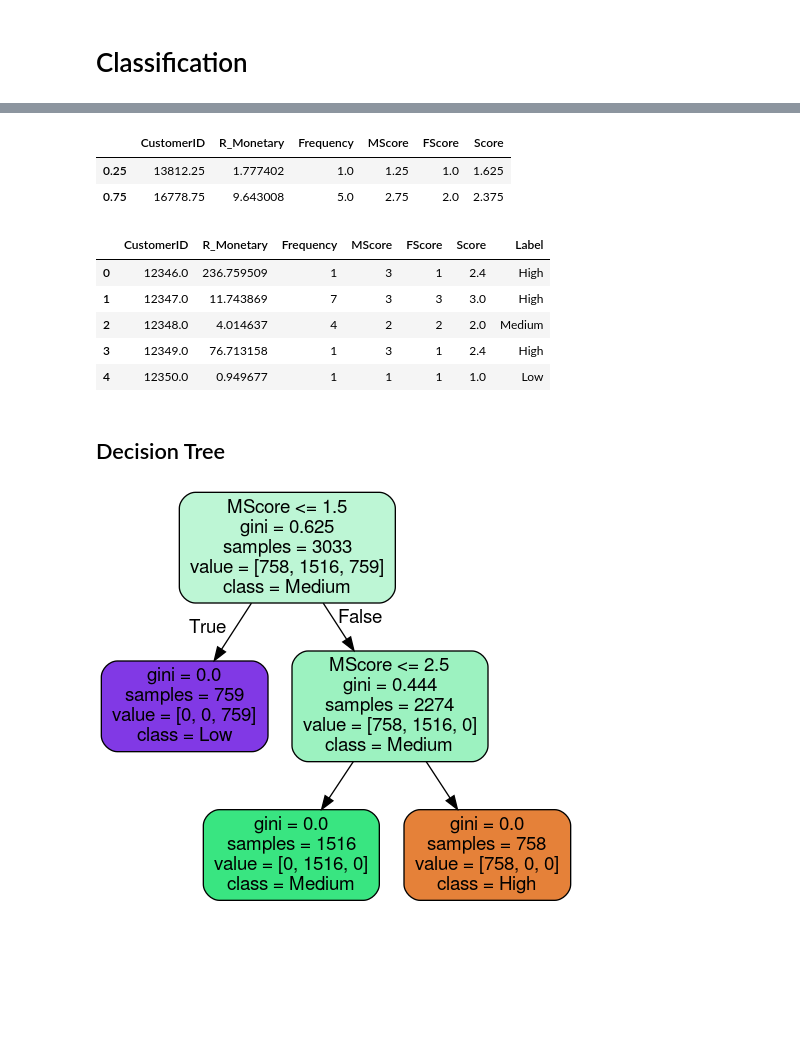
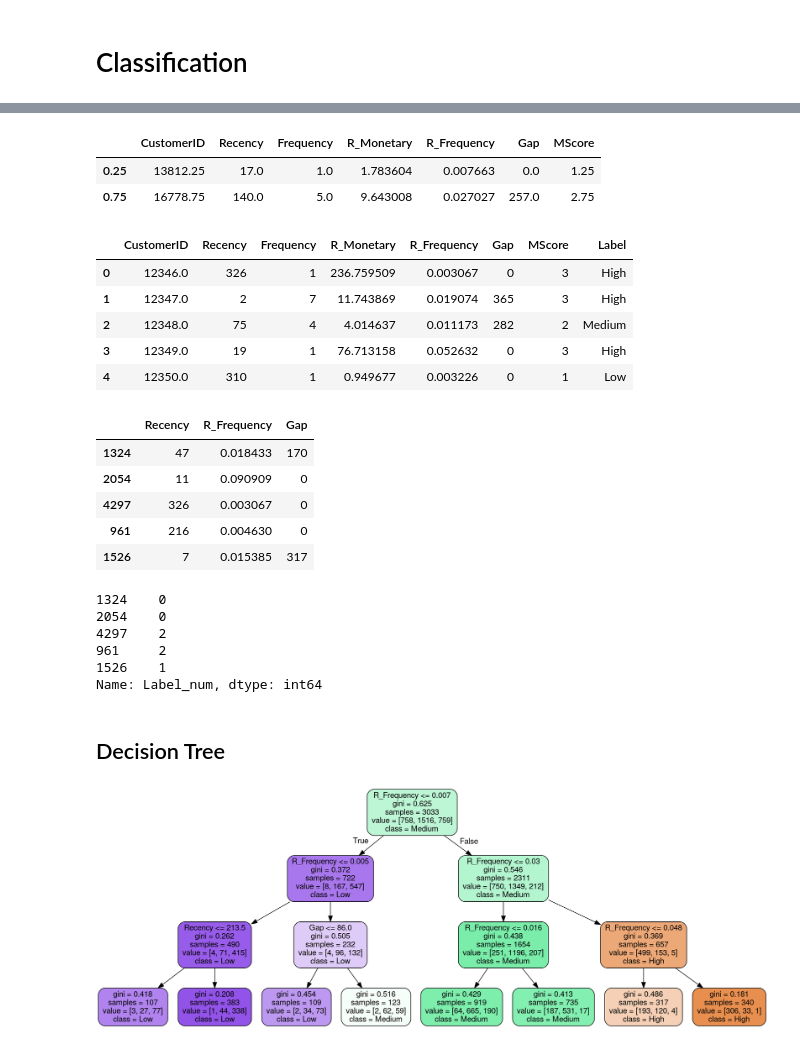
Before and after one commit to michelezoncheddu/data-mining-project, a Jupyter notebook: customers.ipynb, the cells around one changed output, grey strips where cells are left out. Cells and saved outputs as stored; diff of their text form; code cells hidden in the pictures; blank space fills up the shorter version.

```diff
--- a/customers.ipynb
+++ b/customers.ipynb
@@ -582,10 +593,10 @@ customer_scored.describe()
 # %%
-quantiles = customer_scored.quantile(q=[0.25, 0.75])
+quantiles = customer_profile.quantile(q=[0.25, 0.75])
 quantiles
 # %% [output]
-|  | CustomerID | R_Monetary | Frequency | MScore | FScore | Score |
-| 0.25 | 13812.25 | 1.777402 | 1.0 | 1.25 | 1.0 | 1.625 |
-| 0.75 | 16778.75 | 9.643008 | 5.0 | 2.75 | 2.0 | 2.375 |
+|  | CustomerID | Recency | Frequency | R_Monetary | R_Frequency | Gap | MScore |
+| 0.25 | 13812.25 | 17.0 | 1.0 | 1.783604 | 0.007663 | 0.0 | 1.25 |
+| 0.75 | 16778.75 | 140.0 | 5.0 | 9.643008 | 0.027027 | 257.0 | 2.75 |
 # %%
 def Score(x, data, thresh):
     if x <= thresh[data][0.25]:
@@ -595,16 +606,16 @@ def Score(x, data, thresh):
     else:
         return 'High'
 # %%
-customer_labeled = customer_scored.copy()
-customer_labeled['Label'] = customer_labeled['Score'].apply(Score, args=('Score', quantiles))
+customer_labeled = customer_profile.copy()
+customer_labeled['Label'] = customer_labeled['MScore'].apply(Score, args=('MScore', quantiles))
 customer_labeled.head()
 # %% [output]
-|  | CustomerID | R_Monetary | Frequency | MScore | FScore | Score | Label |
-| 0 | 12346.0 | 236.759509 | 1 | 3 | 1 | 2.4 | High |
-| 1 | 12347.0 | 11.743869 | 7 | 3 | 3 | 3.0 | High |
-| 2 | 12348.0 | 4.014637 | 4 | 2 | 2 | 2.0 | Medium |
-| 3 | 12349.0 | 76.713158 | 1 | 3 | 1 | 2.4 | High |
-| 4 | 12350.0 | 0.949677 | 1 | 1 | 1 | 1.0 | Low |
+|  | CustomerID | Recency | Frequency | R_Monetary | R_Frequency | Gap | MScore | Label |
+| 0 | 12346.0 | 326 | 1 | 236.759509 | 0.003067 | 0 | 3 | High |
+| 1 | 12347.0 | 2 | 7 | 11.743869 | 0.019074 | 365 | 3 | High |
+| 2 | 12348.0 | 75 | 4 | 4.014637 | 0.011173 | 282 | 2 | Medium |
+| 3 | 12349.0 | 19 | 1 | 76.713158 | 0.052632 | 0 | 3 | High |
+| 4 | 12350.0 | 310 | 1 | 0.949677 | 0.003226 | 0 | 1 | Low |
 # %%
 # Function to discretize the variables
 # Input: the dataset and the list of variables' names to discretize
@@ -626,30 +637,49 @@ variables = ['Label']
 customer_labeled = discretize_data(customer_labeled, variables)
 
 # Drop the categorical variables since we don't need them anymore
-customer_labeled.drop(columns=['CustomerID','Label', 'Score', 'R_Monetary', 'Frequency'], axis=1,inplace=True)
+customer_labeled.drop(columns=['CustomerID','Label', 'MScore', 'Frequency', 'R_Monetary'], axis=1,inplace=True)
 
 label = customer_labeled.pop('Label_num')
 train_set, test_set, train_label, test_label = train_test_split(customer_labeled, label, stratify =label, test_size=0.30)
+train_set.head()
+# %% [output]
+|  | Recency | R_Frequency | Gap |
+| 1324 | 47 | 0.018433 | 170 |
+| 2054 | 11 | 0.090909 | 0 |
+| 4297 | 326 | 0.003067 | 0 |
+| 961 | 216 | 0.004630 | 0 |
+| 1526 | 7 | 0.015385 | 317 |
+# %%
+train_label.head()
+# %% [output]
+1324    0
+2054    0
+4297    2
+961     2
+1526    1
+Name: Label_num, dtype: int64
 # %% [markdown]
 ## Decision Tree
 # %%
 # Decision tree
 
+
 dec_t = tree.DecisionTreeClassifier(criterion='gini', splitter='best',
                                   max_depth=3,
-                                  min_samples_split=3, min_samples_leaf=5)
+                                  min_samples_split=7, min_samples_leaf=5)
+
 dec_t = dec_t.fit(train_set, train_label)
 # %%
 # Show decision tree
 
 dot_data = tree.export_graphviz(dec_t, out_file=None,
-                         feature_names=list(train_set.columns),
+                         feature_names=['Recency','R_Frequency', 'Gap'],
                          class_names=['High', 'Medium', 'Low'],
                          filled=True, rounded=True)
 graph = pydotplus.graph_from_dot_data(dot_data)
 Image(graph.create_png())
 # %% [output]
-[figure, old version]
+[figure, new version]
 # %%
 # Predict phase
 
```
Also changed, not shown: parts of 23 cells of this notebook.
